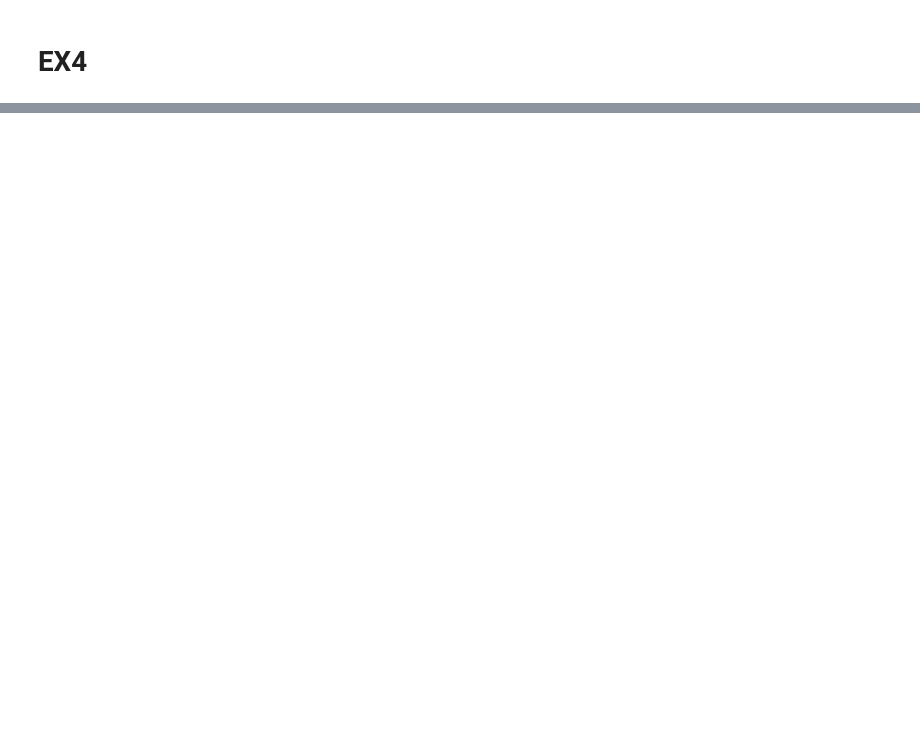
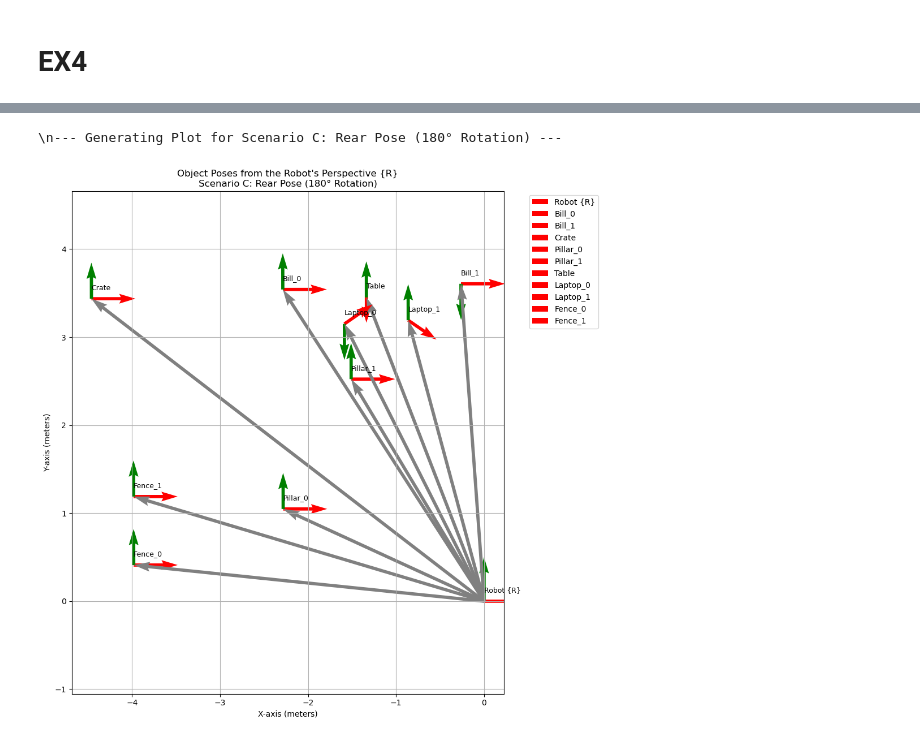
Before and after one commit to ARRETdaniel/25-2_robotica-movel, a Jupyter notebook: T1/TP1.ipynb, the cells around one changed output, grey strips where cells are left out. Cells and saved outputs as stored; diff of their text form; code cells hidden in the pictures; blank space fills up the shorter version.

```diff
--- a/T1/TP1.ipynb
+++ b/T1/TP1.ipynb
@@ -392,0 +290,6 @@ calculate_and_plot_relative_poses(connector, "Scenario C: Rear Pose (180° Rotat
+# %%
+print("\\n--- Generating Plot for Scenario C: Rear Pose (180° Rotation) ---")
+calculate_and_plot_relative_poses(connector, object_handles, "Scenario C: Rear Pose (180° Rotation)")
+# %% [output]
+\n--- Generating Plot for Scenario C: Rear Pose (180° Rotation) ---
+[figure, added]
```
Also changed, not shown: parts of 10 cells of this notebook.
